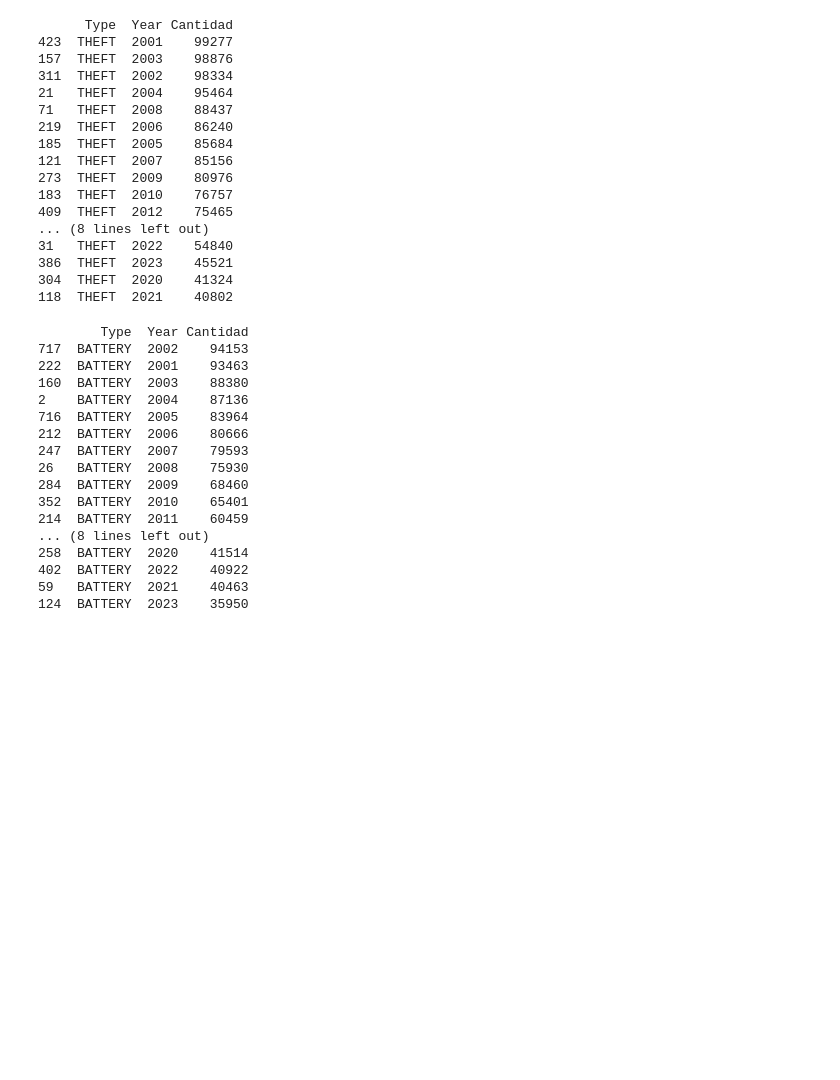
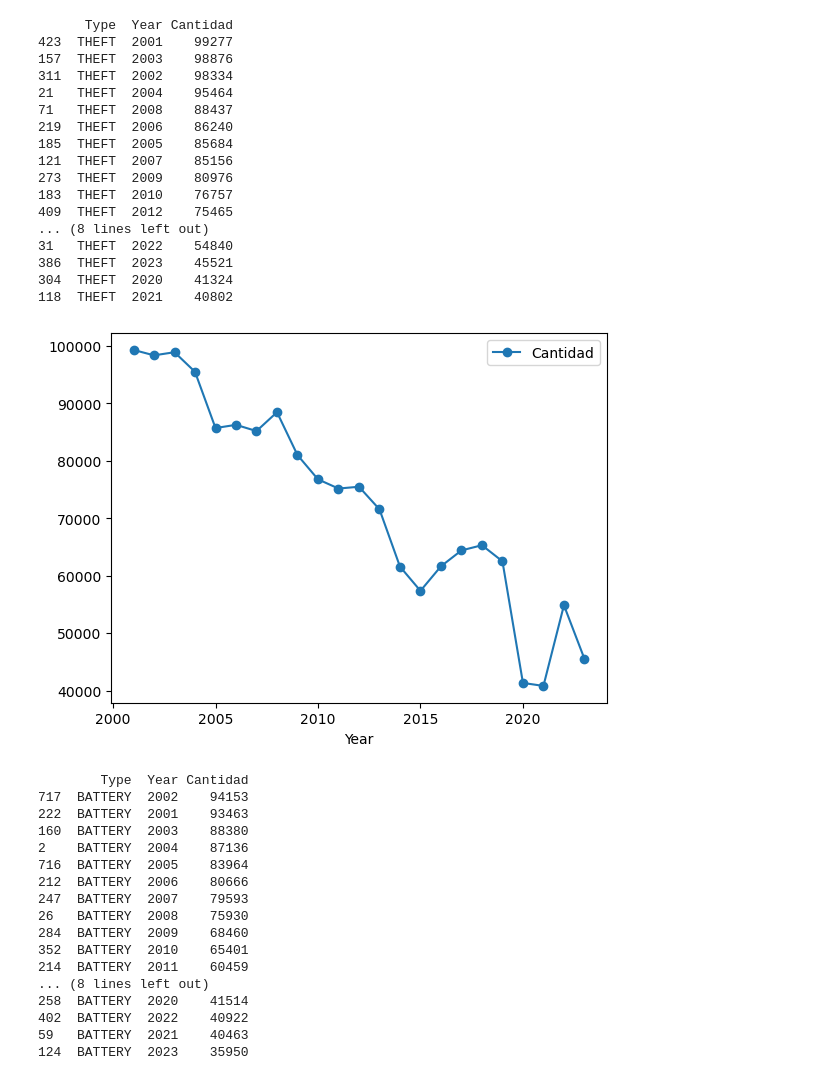
Before and after one commit to JorgeSierra22/Cloud-BigData, a Jupyter notebook: results/results.ipynb, the cells around one changed output. Saved outputs shown, nothing was run; the diff lists cells and outputs as text; code cells hidden in the pictures; blank space fills up the shorter version.

```diff
--- a/results/results.ipynb
+++ b/results/results.ipynb
@@ -420,6 +499,12 @@ print(top_crimes_theft.sort_values(by='Cantidad', ascending=False))
 386  THEFT  2023    45521
 304  THEFT  2020    41324
 118  THEFT  2021    40802
+# %%
+top_crimes_theft.sort_values(by='Year', ascending=True).plot(x='Year', y='Cantidad', marker='o')
+
+plt.show()
+# %% [output]
+[figure, added]
 # %%
 top_crimes_Battery=top_crimes_by_year[top_crimes_by_year['Type'] == "BATTERY"]
 print(top_crimes_Battery.sort_values(by='Cantidad', ascending=False))
```
Also changed, not shown: parts of 17 cells of this notebook, 1 other file.
